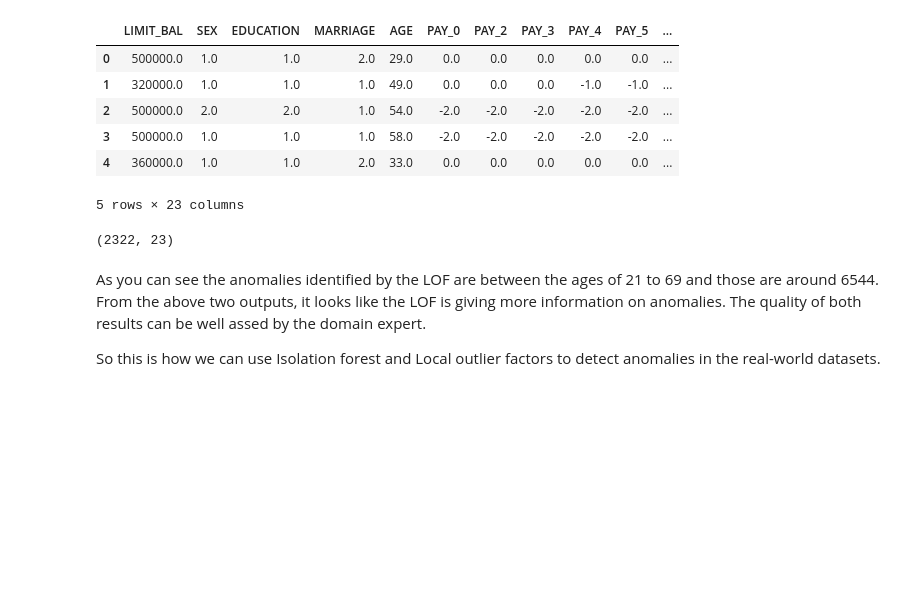
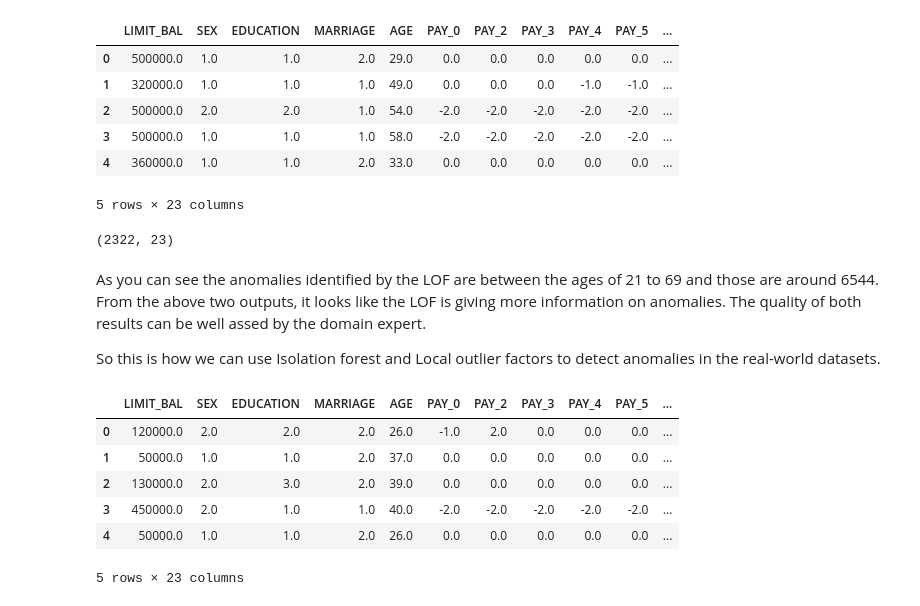
Before and after one commit to ArunMunagala7/machinehack-exercises, a Jupyter notebook: anomaly-detection-machinehack.ipynb, the cells around one changed output. Cells and saved outputs as stored; diff of their text form; code cells hidden in the pictures; blank space fills up the shorter version.

```diff
--- a/anomaly-detection-machinehack.ipynb
+++ b/anomaly-detection-machinehack.ipynb
@@ -163,3 +163,14 @@ anom.shape
 As you can see the anomalies identified by the LOF are between the ages of 21 to 69 and those are around 6544. From the above two outputs, it looks like the LOF is giving more information on anomalies. The quality of both results can be well assed by the domain expert.
 
 So this is how we can use Isolation forest and Local outlier factors to detect anomalies in the real-world datasets.
+# %%
+anom_LOF=pd.DataFrame(X[LOF_anomalies==-1],columns=X1.columns)
+anom_LOF.head()
+# %% [output]
+|  | LIMIT_BAL | SEX | EDUCATION | MARRIAGE | AGE | PAY_0 | PAY_2 | PAY_3 | PAY_4 | PAY_5 | ... |
+| 0 | 120000.0 | 2.0 | 2.0 | 2.0 | 26.0 | -1.0 | 2.0 | 0.0 | 0.0 | 0.0 | ... |
+| 1 | 50000.0 | 1.0 | 1.0 | 2.0 | 37.0 | 0.0 | 0.0 | 0.0 | 0.0 | 0.0 | ... |
+| 2 | 130000.0 | 2.0 | 3.0 | 2.0 | 39.0 | 0.0 | 0.0 | 0.0 | 0.0 | 0.0 | ... |
+| 3 | 450000.0 | 2.0 | 1.0 | 1.0 | 40.0 | -2.0 | -2.0 | -2.0 | -2.0 | -2.0 | ... |
+| 4 | 50000.0 | 1.0 | 1.0 | 2.0 | 26.0 | 0.0 | 0.0 | 0.0 | 0.0 | 0.0 | ... |
+5 rows × 23 columns
```
